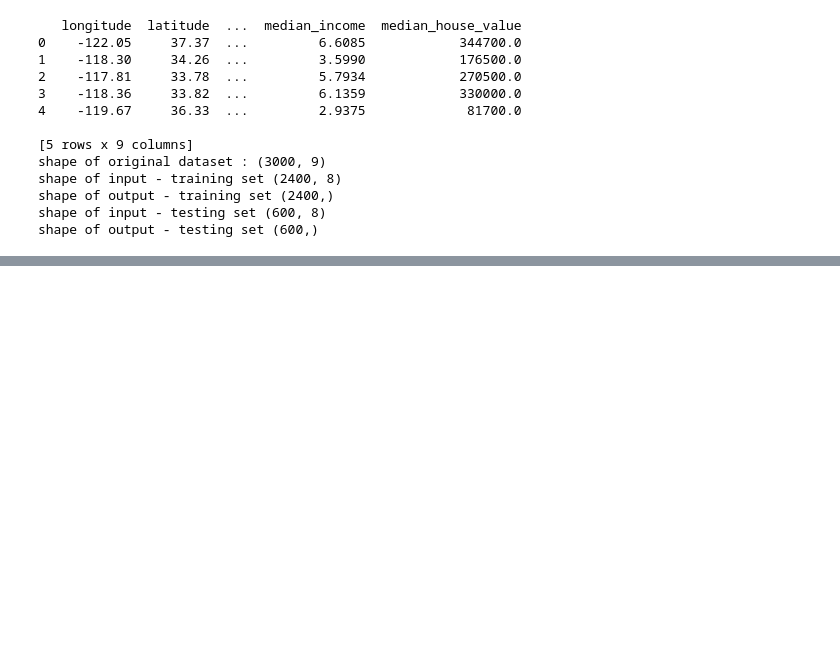
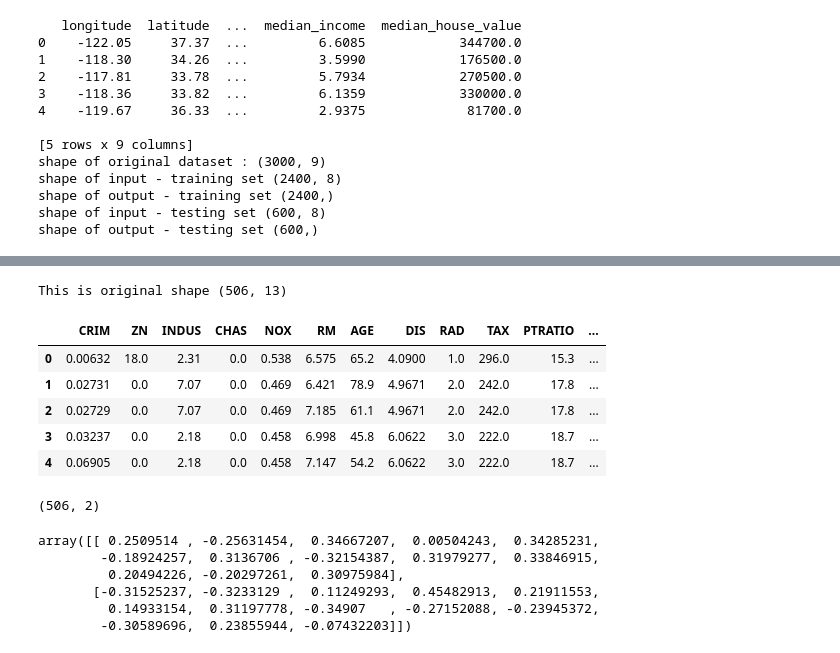
Before and after one commit to Dhruvi0901/Machine-Learning, a Jupyter notebook: ML_Practical2.ipynb, the cells around one changed output, grey strips where cells are left out. Cells and saved outputs as stored; diff of their text form; code cells hidden in the pictures; blank space fills up the shorter version.

```diff
--- a/ML_Practical2.ipynb
+++ b/ML_Practical2.ipynb
@@ -588,0 +618,35 @@ shape of output - testing set (600,)
+# %%
+#Top 5 rowa
+boston=pd.DataFrame(df['data'], columns=df['feature_names'])
+print("This is original shape",boston.shape)
+boston.head()
+# %% [output]
+This is original shape (506, 13)
+|  | CRIM | ZN | INDUS | CHAS | NOX | RM | AGE | DIS | RAD | TAX | PTRATIO | ... |
+| 0 | 0.00632 | 18.0 | 2.31 | 0.0 | 0.538 | 6.575 | 65.2 | 4.0900 | 1.0 | 296.0 | 15.3 | ... |
+| 1 | 0.02731 | 0.0 | 7.07 | 0.0 | 0.469 | 6.421 | 78.9 | 4.9671 | 2.0 | 242.0 | 17.8 | ... |
+| 2 | 0.02729 | 0.0 | 7.07 | 0.0 | 0.469 | 7.185 | 61.1 | 4.9671 | 2.0 | 242.0 | 17.8 | ... |
+| 3 | 0.03237 | 0.0 | 2.18 | 0.0 | 0.458 | 6.998 | 45.8 | 6.0622 | 3.0 | 222.0 | 18.7 | ... |
+| 4 | 0.06905 | 0.0 | 2.18 | 0.0 | 0.458 | 7.147 | 54.2 | 6.0622 | 3.0 | 222.0 | 18.7 | ... |
+# %%
+from sklearn.preprocessing import StandardScaler
+scalar=StandardScaler()
+scalar.fit(df)
+scaled_data=scalar.transform(df)
+
+from sklearn.decomposition import PCA
+pca=PCA(n_components=2)
+pca.fit(scaled_data)
+x_pca=pca.transform(scaled_data)
+x_pca.shape
+# %% [output]
+(506, 2)
+# %%
+pca.components_
+# %% [output]
+array([[ 0.2509514 , -0.25631454,  0.34667207,  0.00504243,  0.34285231,
+        -0.18924257,  0.3136706 , -0.32154387,  0.31979277,  0.33846915,
+         0.20494226, -0.20297261,  0.30975984],
+       [-0.31525237, -0.3233129 ,  0.11249293,  0.45482913,  0.21911553,
+         0.14933154,  0.31197778, -0.34907   , -0.27152088, -0.23945372,
+        -0.30589696,  0.23855944, -0.07432203]])
```
Also changed, not shown: parts of 16 cells of this notebook.
